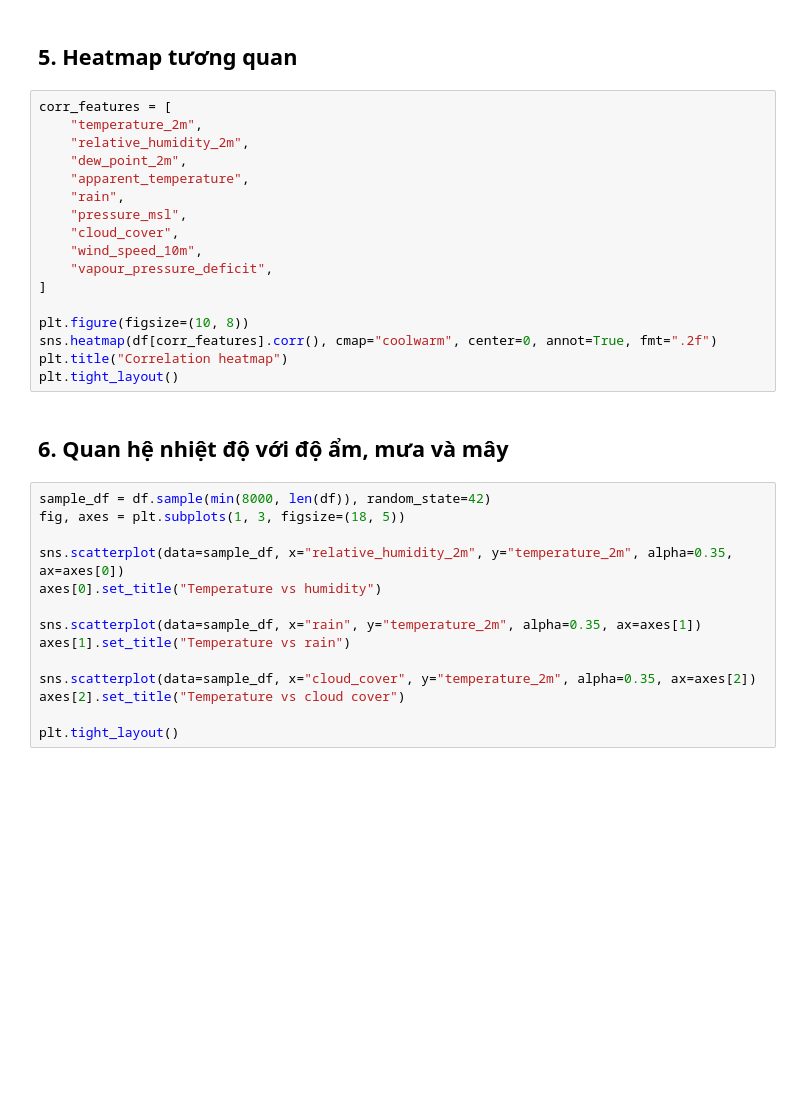
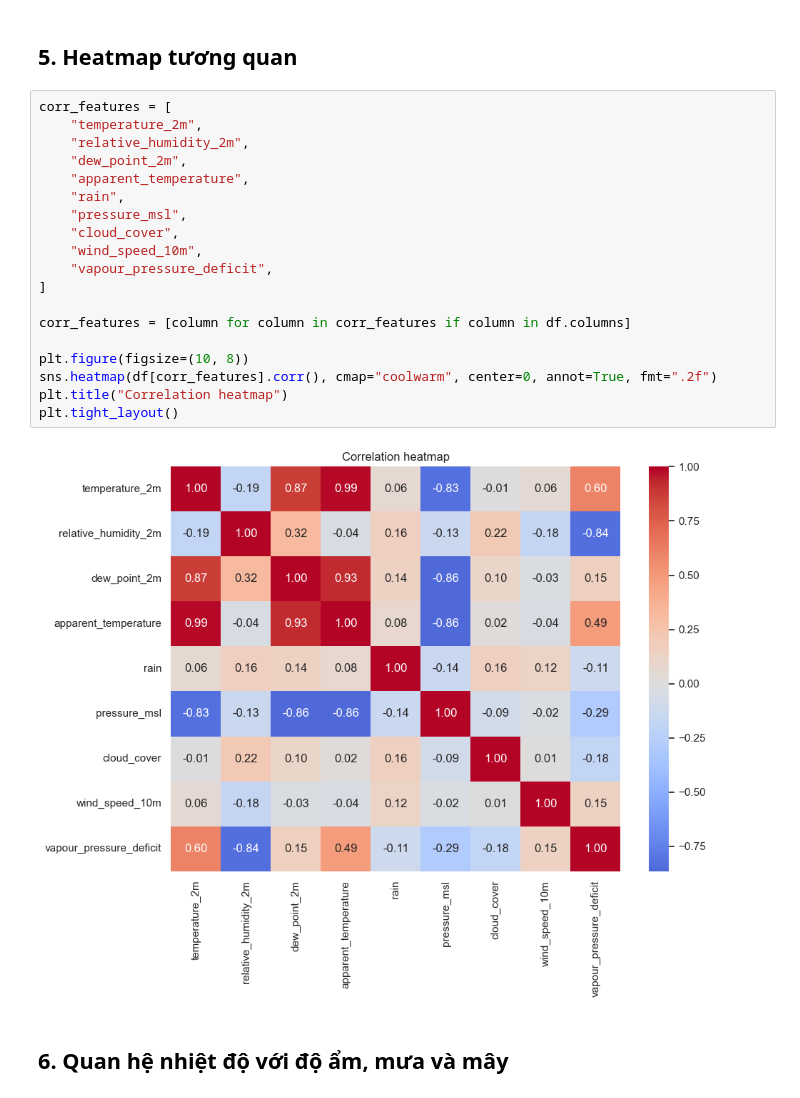
Before and after one commit to dinhhuy410/Weather-Forecasting-ystem, a Jupyter notebook: eda/eda_visualization.ipynb, the cells around one changed output. Saved outputs shown, nothing was run; the diff lists cells and outputs as text; blank space fills up the shorter version.

```diff
--- a/eda/eda_visualization.ipynb
+++ b/eda/eda_visualization.ipynb
@@ -71,33 +100,23 @@ plt.tight_layout()
 # %%
 corr_features = [
     "temperature_2m",
     "relative_humidity_2m",
     "dew_point_2m",
     "apparent_temperature",
     "rain",
     "pressure_msl",
     "cloud_cover",
     "wind_speed_10m",
     "vapour_pressure_deficit",
 ]
 
+corr_features = [column for column in corr_features if column in df.columns]
+
 plt.figure(figsize=(10, 8))
 sns.heatmap(df[corr_features].corr(), cmap="coolwarm", center=0, annot=True, fmt=".2f")
 plt.title("Correlation heatmap")
 plt.tight_layout()
+# %% [output]
+[figure, added]
 # %% [markdown]
 ## 6. Quan hệ nhiệt độ với độ ẩm, mưa và mây
-# %%
-sample_df = df.sample(min(8000, len(df)), random_state=42)
-fig, axes = plt.subplots(1, 3, figsize=(18, 5))
-
-sns.scatterplot(data=sample_df, x="relative_humidity_2m", y="temperature_2m", alpha=0.35, ax=axes[0])
-axes[0].set_title("Temperature vs humidity")
-
-sns.scatterplot(data=sample_df, x="rain", y="temperature_2m", alpha=0.35, ax=axes[1])
-axes[1].set_title("Temperature vs rain")
-
-sns.scatterplot(data=sample_df, x="cloud_cover", y="temperature_2m", alpha=0.35, ax=axes[2])
-axes[2].set_title("Temperature vs cloud cover")
-
-plt.tight_layout()
```
Also changed, not shown: parts of 7 cells of this notebook, 30 other files.
